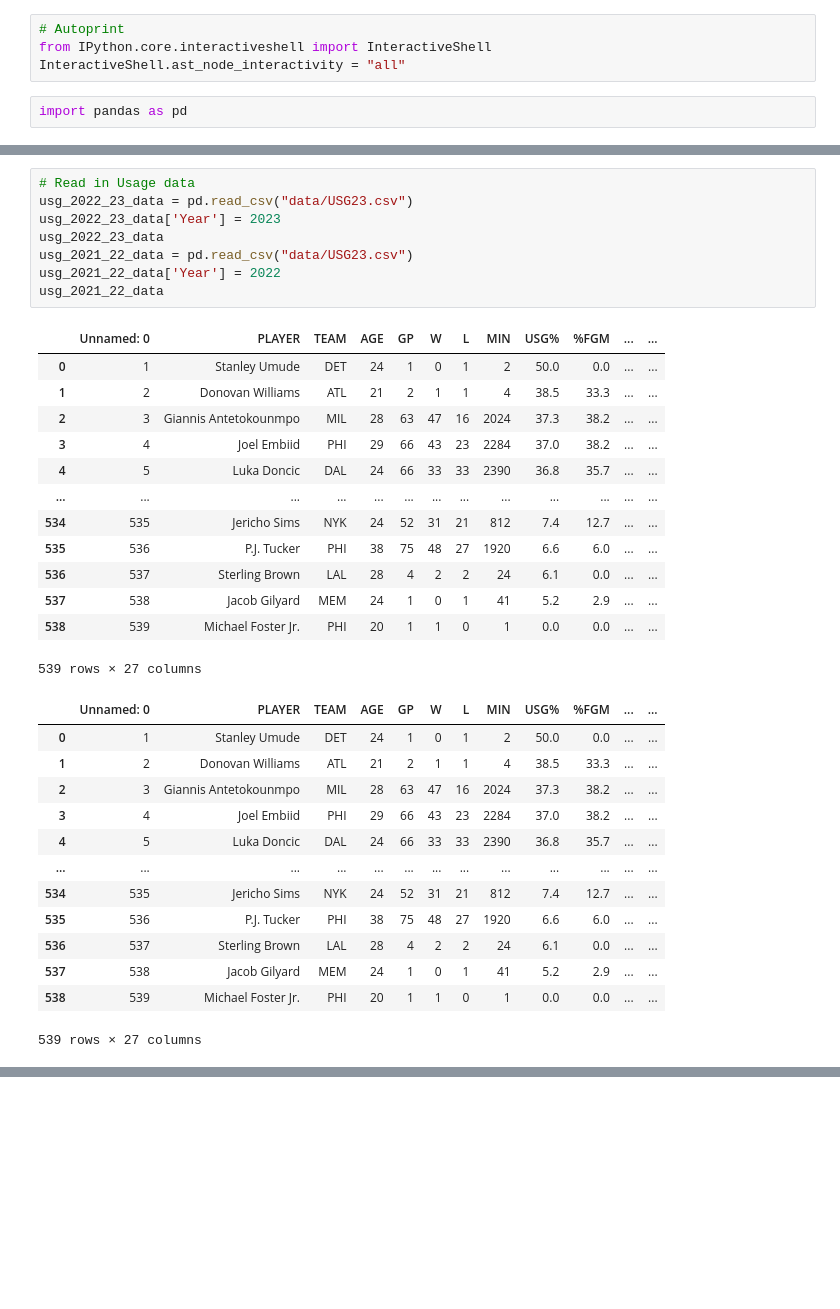
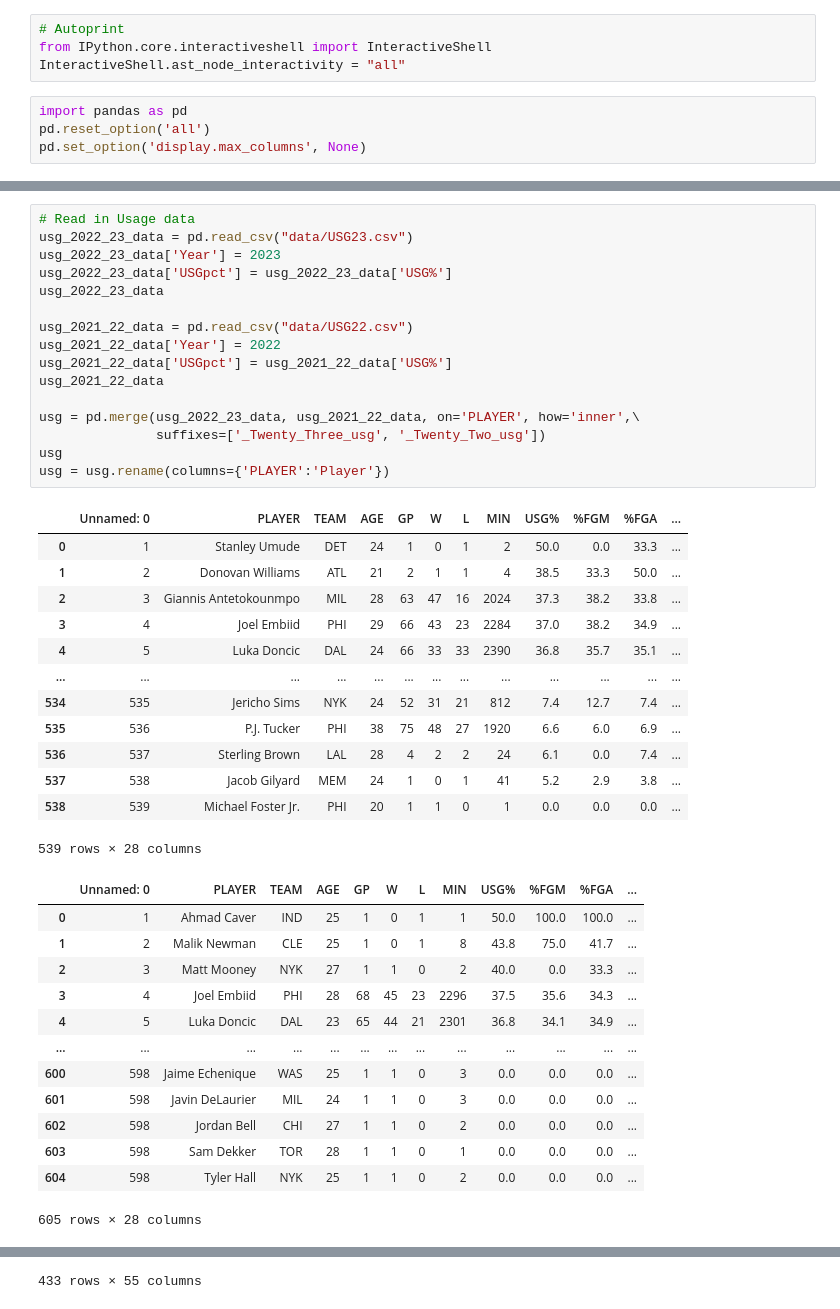
Before and after one commit to aodnoralov/Python-For-Sport-Analytics-Final-Project, a Jupyter notebook: Final Project NBA Indicators of Salary.ipynb, the cells around one changed output, grey strips where cells are left out. Cells and saved outputs as stored; diff of their text form; blank space fills up the shorter version.

```diff
--- a/Final Project NBA Indicators of Salary.ipynb
+++ b/Final Project NBA Indicators of Salary.ipynb
@@ -4,6 +4,8 @@ from IPython.core.interactiveshell import InteractiveShell
 InteractiveShell.ast_node_interactivity = "all"
 # %%
 import pandas as pd
+pd.reset_option('all')
+pd.set_option('display.max_columns', None)
 # %%
 # Read in Spotrac salary data
 salary_2022_23_data = pd.read_csv("data/NBA_2023_Free_Agents.csv")
@@ -175,35 +201,43 @@ LEBRON_2021_22_data
 # %%
 # Read in Usage data
 usg_2022_23_data = pd.read_csv("data/USG23.csv")
 usg_2022_23_data['Year'] = 2023
+usg_2022_23_data['USGpct'] = usg_2022_23_data['USG%']
 usg_2022_23_data
-usg_2021_22_data = pd.read_csv("data/USG23.csv")
+
+usg_2021_22_data = pd.read_csv("data/USG22.csv")
 usg_2021_22_data['Year'] = 2022
+usg_2021_22_data['USGpct'] = usg_2021_22_data['USG%']
 usg_2021_22_data
+
+usg = pd.merge(usg_2022_23_data, usg_2021_22_data, on='PLAYER', how='inner',\
+               suffixes=['_Twenty_Three_usg', '_Twenty_Two_usg'])
+usg
+usg = usg.rename(columns={'PLAYER':'Player'})
 # %% [output]
-|  | Unnamed: 0 | PLAYER | TEAM | AGE | GP | W | L | MIN | USG% | %FGM | ... | ... |
-| 0 | 1 | Stanley Umude | DET | 24 | 1 | 0 | 1 | 2 | 50.0 | 0.0 | ... | ... |
-| 1 | 2 | Donovan Williams | ATL | 21 | 2 | 1 | 1 | 4 | 38.5 | 33.3 | ... | ... |
-| 2 | 3 | Giannis Antetokounmpo | MIL | 28 | 63 | 47 | 16 | 2024 | 37.3 | 38.2 | ... | ... |
-| 3 | 4 | Joel Embiid | PHI | 29 | 66 | 43 | 23 | 2284 | 37.0 | 38.2 | ... | ... |
-| 4 | 5 | Luka Doncic | DAL | 24 | 66 | 33 | 33 | 2390 | 36.8 | 35.7 | ... | ... |
+|  | Unnamed: 0 | PLAYER | TEAM | AGE | GP | W | L | MIN | USG% | %FGM | %FGA | ... |
+| 0 | 1 | Stanley Umude | DET | 24 | 1 | 0 | 1 | 2 | 50.0 | 0.0 | 33.3 | ... |
+| 1 | 2 | Donovan Williams | ATL | 21 | 2 | 1 | 1 | 4 | 38.5 | 33.3 | 50.0 | ... |
+| 2 | 3 | Giannis Antetokounmpo | MIL | 28 | 63 | 47 | 16 | 2024 | 37.3 | 38.2 | 33.8 | ... |
+| 3 | 4 | Joel Embiid | PHI | 29 | 66 | 43 | 23 | 2284 | 37.0 | 38.2 | 34.9 | ... |
+| 4 | 5 | Luka Doncic | DAL | 24 | 66 | 33 | 33 | 2390 | 36.8 | 35.7 | 35.1 | ... |
 | ... | ... | ... | ... | ... | ... | ... | ... | ... | ... | ... | ... | ... |
-| 534 | 535 | Jericho Sims | NYK | 24 | 52 | 31 | 21 | 812 | 7.4 | 12.7 | ... | ... |
-| 535 | 536 | P.J. Tucker | PHI | 38 | 75 | 48 | 27 | 1920 | 6.6 | 6.0 | ... | ... |
-| 536 | 537 | Sterling Brown | LAL | 28 | 4 | 2 | 2 | 24 | 6.1 | 0.0 | ... | ... |
-| 537 | 538 | Jacob Gilyard | MEM | 24 | 1 | 0 | 1 | 41 | 5.2 | 2.9 | ... | ... |
-| 538 | 539 | Michael Foster Jr. | PHI | 20 | 1 | 1 | 0 | 1 | 0.0 | 0.0 | ... | ... |
+| 534 | 535 | Jericho Sims | NYK | 24 | 52 | 31 | 21 | 812 | 7.4 | 12.7 | 7.4 | ... |
+| 535 | 536 | P.J. Tucker | PHI | 38 | 75 | 48 | 27 | 1920 | 6.6 | 6.0 | 6.9 | ... |
+| 536 | 537 | Sterling Brown | LAL | 28 | 4 | 2 | 2 | 24 | 6.1 | 0.0 | 7.4 | ... |
+| 537 | 538 | Jacob Gilyard | MEM | 24 | 1 | 0 | 1 | 41 | 5.2 | 2.9 | 3.8 | ... |
+| 538 | 539 | Michael Foster Jr. | PHI | 20 | 1 | 1 | 0 | 1 | 0.0 | 0.0 | 0.0 | ... |
-539 rows × 27 columns
+539 rows × 28 columns
-|  | Unnamed: 0 | PLAYER | TEAM | AGE | GP | W | L | MIN | USG% | %FGM | ... | ... |
-| 0 | 1 | Stanley Umude | DET | 24 | 1 | 0 | 1 | 2 | 50.0 | 0.0 | ... | ... |
-| 1 | 2 | Donovan Williams | ATL | 21 | 2 | 1 | 1 | 4 | 38.5 | 33.3 | ... | ... |
-| 2 | 3 | Giannis Antetokounmpo | MIL | 28 | 63 | 47 | 16 | 2024 | 37.3 | 38.2 | ... | ... |
-| 3 | 4 | Joel Embiid | PHI | 29 | 66 | 43 | 23 | 2284 | 37.0 | 38.2 | ... | ... |
-| 4 | 5 | Luka Doncic | DAL | 24 | 66 | 33 | 33 | 2390 | 36.8 | 35.7 | ... | ... |
+|  | Unnamed: 0 | PLAYER | TEAM | AGE | GP | W | L | MIN | USG% | %FGM | %FGA | ... |
+| 0 | 1 | Ahmad Caver | IND | 25 | 1 | 0 | 1 | 1 | 50.0 | 100.0 | 100.0 | ... |
+| 1 | 2 | Malik Newman | CLE | 25 | 1 | 0 | 1 | 8 | 43.8 | 75.0 | 41.7 | ... |
+| 2 | 3 | Matt Mooney | NYK | 27 | 1 | 1 | 0 | 2 | 40.0 | 0.0 | 33.3 | ... |
+| 3 | 4 | Joel Embiid | PHI | 28 | 68 | 45 | 23 | 2296 | 37.5 | 35.6 | 34.3 | ... |
+| 4 | 5 | Luka Doncic | DAL | 23 | 65 | 44 | 21 | 2301 | 36.8 | 34.1 | 34.9 | ... |
 | ... | ... | ... | ... | ... | ... | ... | ... | ... | ... | ... | ... | ... |
-| 534 | 535 | Jericho Sims | NYK | 24 | 52 | 31 | 21 | 812 | 7.4 | 12.7 | ... | ... |
-| 535 | 536 | P.J. Tucker | PHI | 38 | 75 | 48 | 27 | 1920 | 6.6 | 6.0 | ... | ... |
-| 536 | 537 | Sterling Brown | LAL | 28 | 4 | 2 | 2 | 24 | 6.1 | 0.0 | ... | ... |
-| 537 | 538 | Jacob Gilyard | MEM | 24 | 1 | 0 | 1 | 41 | 5.2 | 2.9 | ... | ... |
-| 538 | 539 | Michael Foster Jr. | PHI | 20 | 1 | 1 | 0 | 1 | 0.0 | 0.0 | ... | ... |
+| 600 | 598 | Jaime Echenique | WAS | 25 | 1 | 1 | 0 | 3 | 0.0 | 0.0 | 0.0 | ... |
+| 601 | 598 | Javin DeLaurier | MIL | 24 | 1 | 1 | 0 | 3 | 0.0 | 0.0 | 0.0 | ... |
+| 602 | 598 | Jordan Bell | CHI | 27 | 1 | 1 | 0 | 2 | 0.0 | 0.0 | 0.0 | ... |
+| 603 | 598 | Sam Dekker | TOR | 28 | 1 | 1 | 0 | 1 | 0.0 | 0.0 | 0.0 | ... |
+| 604 | 598 | Tyler Hall | NYK | 25 | 1 | 1 | 0 | 2 | 0.0 | 0.0 | 0.0 | ... |
-539 rows × 27 columns
+605 rows × 28 columns
@@ -210,2 +256,3 @@ usg_2021_22_data
+433 rows × 55 columns
 # %%
 # Read in Advanced data
```
Also changed, not shown: parts of 6 cells of this notebook.
